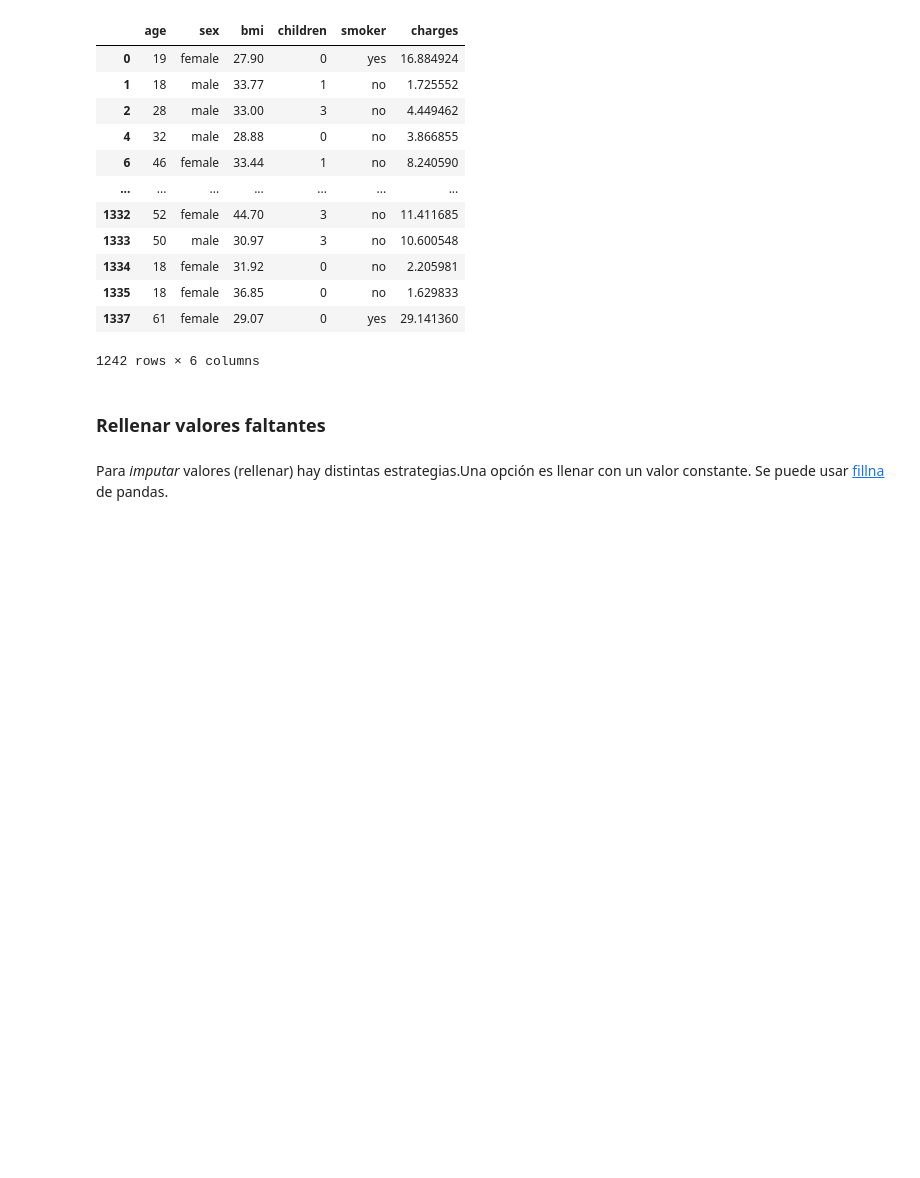
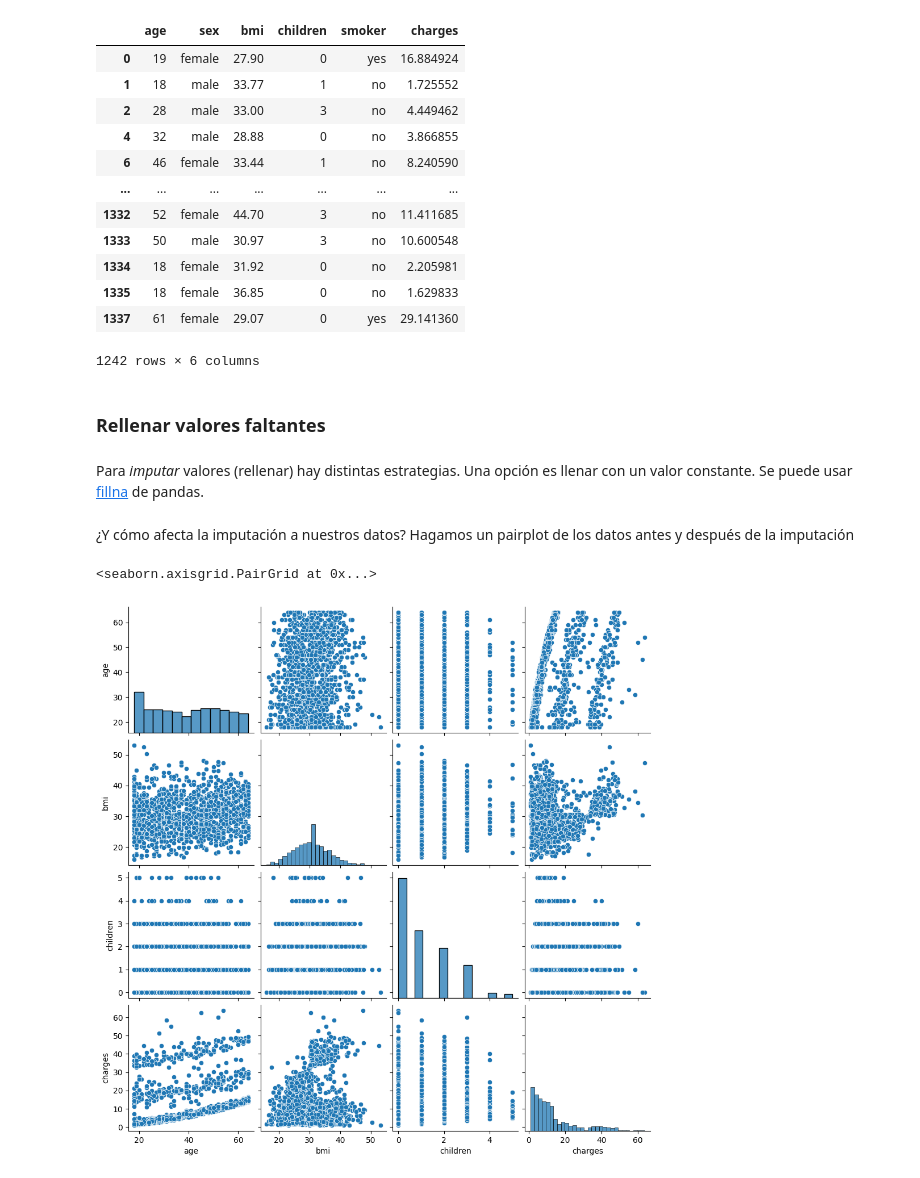
Before and after one commit to andres-mart/Coderhouse, a Jupyter notebook: 7. Preprocesamiento de Datos/Ejericio_1.ipynb, the cells around one changed output. Saved outputs shown, nothing was run; the diff lists cells and outputs as text; code cells hidden in the pictures; blank space fills up the shorter version.

```diff
--- a/7. Preprocesamiento de Datos/Ejericio_1.ipynb
+++ b/7. Preprocesamiento de Datos/Ejericio_1.ipynb
@@ -68,4 +68,13 @@ data.dropna()
 # %% [markdown]
 ### Rellenar valores faltantes
 # %% [markdown]
-Para *imputar* valores (rellenar) hay distintas estrategias.Una opción es llenar con un valor constante. Se puede usar [fillna](https://pandas.pydata.org/pandas-docs/stable/reference/api/pandas.DataFrame.fillna.html) de pandas.
+Para *imputar* valores (rellenar) hay distintas estrategias. Una opción es llenar con un valor constante. Se puede usar [fillna](https://pandas.pydata.org/pandas-docs/stable/reference/api/pandas.DataFrame.fillna.html) de pandas.
+# %%
+data2 = data.fillna(data.mean())
+# %% [markdown]
+¿Y cómo afecta la imputación a nuestros datos? Hagamos un pairplot de los datos antes y después de la imputación
+# %%
+sns.pairplot(data2)
+# %% [output]
+<seaborn.axisgrid.PairGrid at 0x...>
+[figure, added]
```
